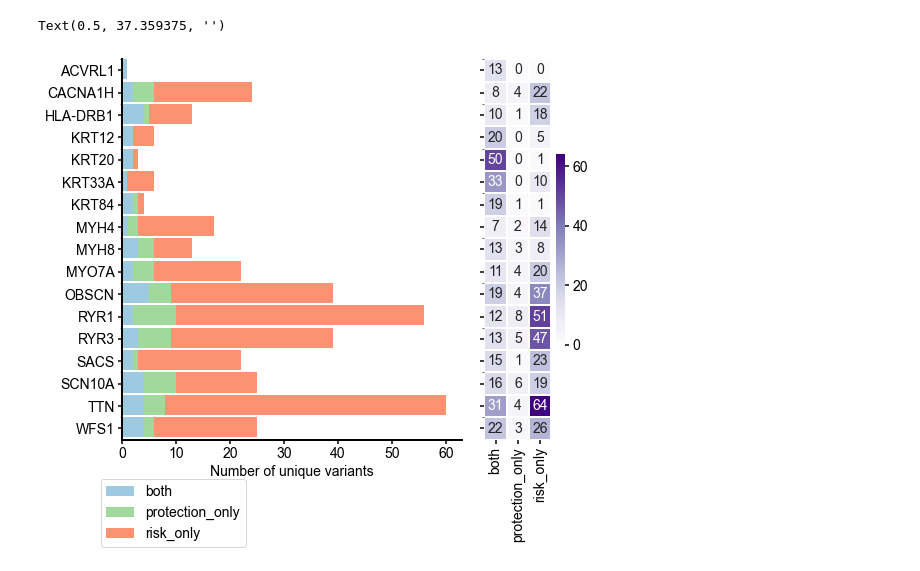
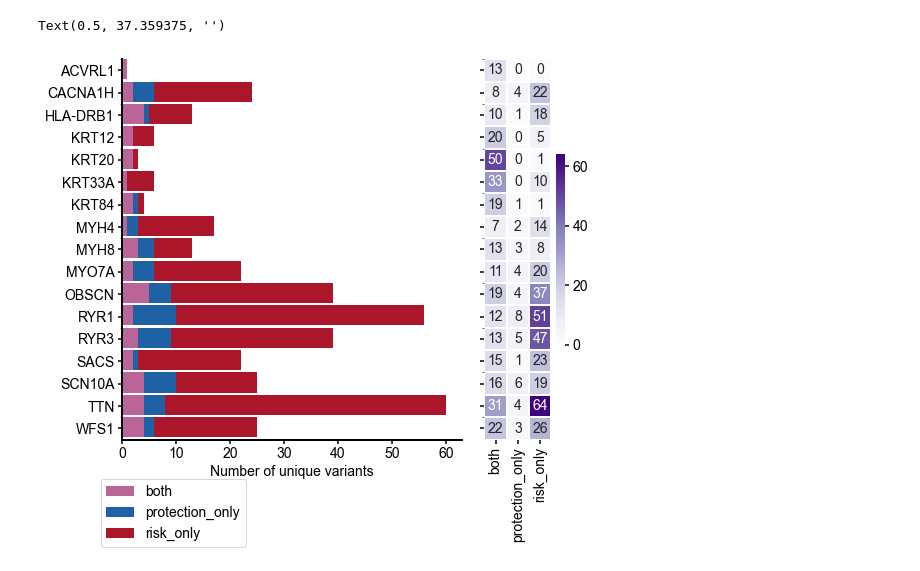
Before and after one commit to deeprob/ukb_bmi, a Jupyter notebook: 4_characterization/protective/protective_noicd/notebooks/6_both_pheno_variant_loc.ipynb, the cells around one changed output. Cells and saved outputs as stored; diff of their text form; code cells hidden in the pictures.

Commit message:
lifestyle-profile-plot-icd-protection-plot-updated

```diff
--- a/4_characterization/protective/protective_noicd/notebooks/6_both_pheno_variant_loc.ipynb
+++ b/4_characterization/protective/protective_noicd/notebooks/6_both_pheno_variant_loc.ipynb
@@ -52,20 +52,20 @@ both = vloc_df.loc[vloc_df.obesity_ntypes>1]
 df = create_mut_loc_table([risk_only, protection_only, both], ["risk_only", "protection_only", "both"])
 # %%
 fig, ax = plt.subplots(1,2, figsize=(8, 7), sharey=True, gridspec_kw={"width_ratios": [4,1], "wspace" : 0.1})
-ctouse = [sns.color_palette(c, 15).as_hex()[5]  for c in ["Blues", "Greens", "Reds"]]
+ctouse = [ "#ba6598", "#1e61a5", "#ab162a"] #[sns.color_palette(c, 15).as_hex()[5]  for c in ["Blues", "Greens", "Reds"]]
 df.variant_id.plot(kind = 'barh', stacked = True, color=ctouse, width=0.9, ax=ax[0], align='edge')
 sns.heatmap(data=df.Sample, annot=df.Sample, cmap="Purples", square=True, ax=ax[1], cbar_kws={"shrink": 0.5}, linewidths=2, linecolor="w")
 # Remove Spines
 ax[0].spines['right'].set_visible(False)
 ax[0].spines['top'].set_visible(False)
 ax[0].legend(loc="lower center", bbox_to_anchor=(0.15, -0.3))
 
 ax[0].set_xlabel("Number of unique variants")
 ax[0].set_ylabel("")
 ax[1].set_xlabel("")
 # %% [output]
 Text(0.5, 37.359375, '')
-[figure, old version]
+[figure, new version]
 # %%
 save_file = "/data5/deepro/ukbiobank/papers/bmi_project/4_characterization/protective/protective_noicd/data/variably_expressive/allelic_effects.pdf"
 save_pdf(save_file, fig)
```
Also changed, not shown: 3 other files.
